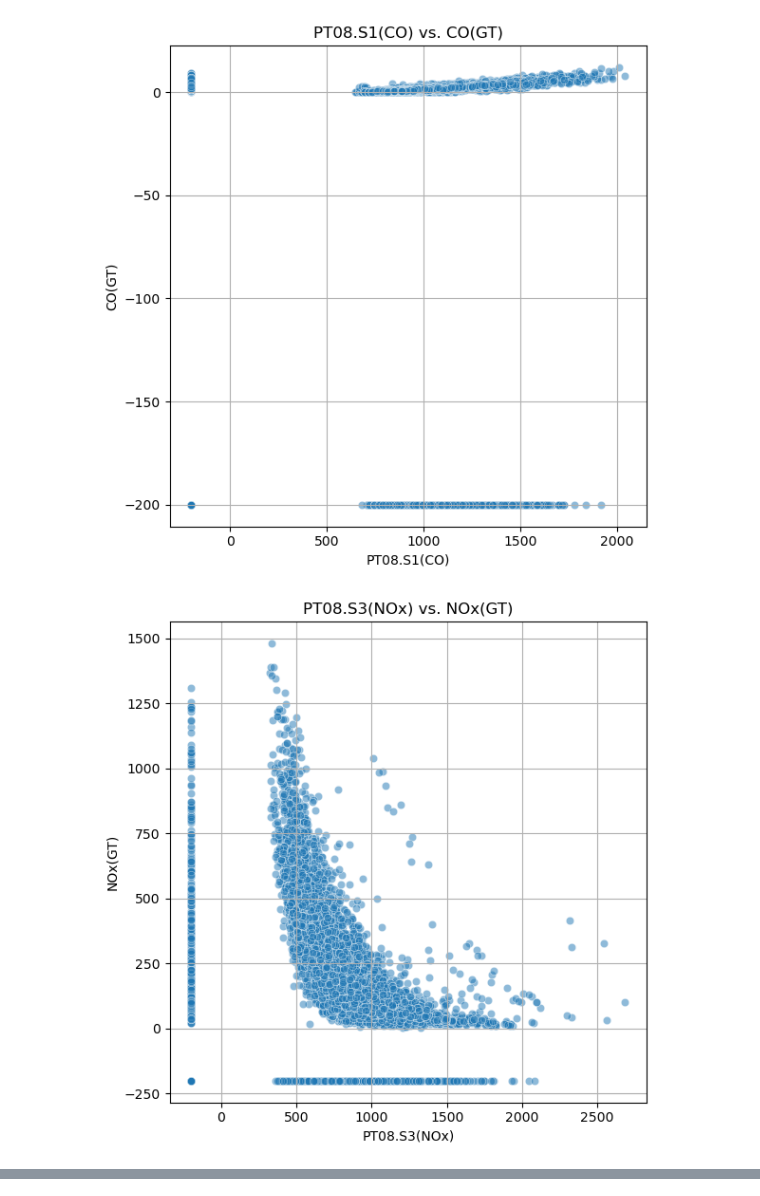
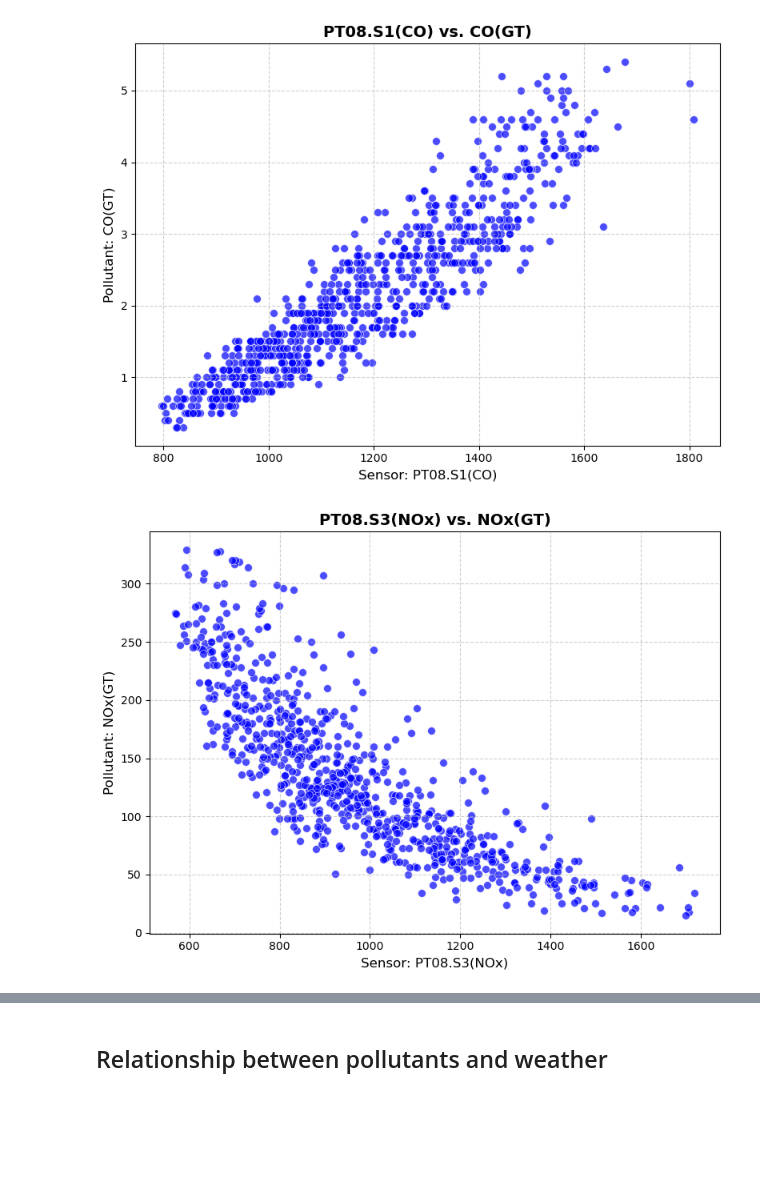
Before and after one commit to RaviVarma28/B41_DA_010_Data-Mavens, a Jupyter notebook: EDA- Correlations.ipynb, the cells around one changed output, grey strips where cells are left out. Cells and saved outputs as stored; diff of their text form; code cells hidden in the pictures; blank space fills up the shorter version.

Commit message:
Adding Correlations and appropriate plots

```diff
--- a/EDA- Correlations.ipynb
+++ b/EDA- Correlations.ipynb
@@ -5,5 +6,5 @@ import seaborn as sns
 # %%
-df= pd.read_csv("CleanedAirQuality.csv")
+df= pd.read_csv("CleanedAirQuality.csv", parse_dates=['Date'])
 df.head()
 # %% [output]
 |  | Date | Time | CO(GT) | PT08.S1(CO) | NMHC(GT) | C6H6(GT) | PT08.S2(NMHC) | NOx(GT) | PT08.S3(NOx) | ... |
@@ -14,0 +18,20 @@ df.head()
+# %%
+# removing values equaling to -200 in 'NMHC(GT)' column, that might with identifying outliers
+df = df[df['NMHC(GT)']>-200]
+
+# Creating a function for identifying outliers and removing the said outliers
+
+def outliers(data,cols):
+    for col in cols:
+        q1 = np.quantile(data[col],0.25)
+        q3 = np.quantile(data[col],0.75)
+        iqr = q3-q1
+        lb = q1 - 1.5*iqr
+        ub = q3 + 1.5*iqr
+        data = data[(data[col]>=lb)&(data[col]<=ub)]
+    return data
+
+# Creating a list of columns for checking outliers
+cols_outl = ['PT08.S1(CO)', 'PT08.S3(NOx)',  'PT08.S4(NO2)', 'PT08.S5(O3)', 'PT08.S2(NMHC)',
+             'CO(GT)', 'NOx(GT)', 'NO2(GT)', 'C6H6(GT)']
+df_out = outliers(df,cols_outl)
@@ -15,8 +40,8 @@ df.head()
 # %%
 # Creating list of column names corresponding to their categories for later use.
 
-sensor_cols = ['PT08.S1(CO)', 'PT08.S3(NOx)',  'PT08.S4(NO2)', 'PT08.S5(O3)', 'PT08.S2(NMHC)']
-pollutant_cols = ['CO(GT)', 'NOx(GT)', 'NO2(GT)', 'C6H6(GT)', 'NMHC(GT)']
+sensor_cols = ['PT08.S1(CO)', 'PT08.S3(NOx)',  'PT08.S4(NO2)', 'PT08.S2(NMHC)']
+pollutant_cols = ['CO(GT)', 'NOx(GT)', 'NO2(GT)', 'NMHC(GT)']
 weather_cols = ['T', 'RH', 'AH']
 # %%
 # Creating a dictionary of sensors as keys and values as their pollutant
@@ -32,13 +56,24 @@ sen_poll
  'PT08.S2(NMHC)': 'NMHC(GT)'}
 # %%
+# Iterate through the sensor-pollutant dictionary
+
 for sensor, pollutant in sen_poll.items():
-    plt.figure(figsize=(6,6))
-    sns.scatterplot(x=df[sensor], y=df[pollutant], alpha=0.5)
-    plt.title(f'{sensor} vs. {pollutant}')
+
+    plt.figure(figsize=(8,6))
+
+    sns.scatterplot(x=df_out[sensor],
+                    y=df_out[pollutant],
+                    alpha=0.7,
+                    s=50,
+                    color='blue')
+
+    plt.title(f'{sensor} vs. {pollutant}', fontsize=14, fontweight='bold')
+    plt.xlabel(f'Sensor: {sensor}', fontsize=12)
+    plt.ylabel(f'Pollutant: {pollutant}', fontsize=12)
 
     plt.tight_layout()
-    plt.grid()
+    plt.grid(linestyle='--', alpha=0.6)
     plt.show()
 # %% [output]
-[figure, old version]
+[figure, new version]
-[figure, old version]
+[figure, new version]
@@ -47,0 +82,2 @@ for sensor, pollutant in sen_poll.items():
+# %% [markdown]
+## Relationship between pollutants and weather
```
Also changed, not shown: parts of 29 cells of this notebook.
